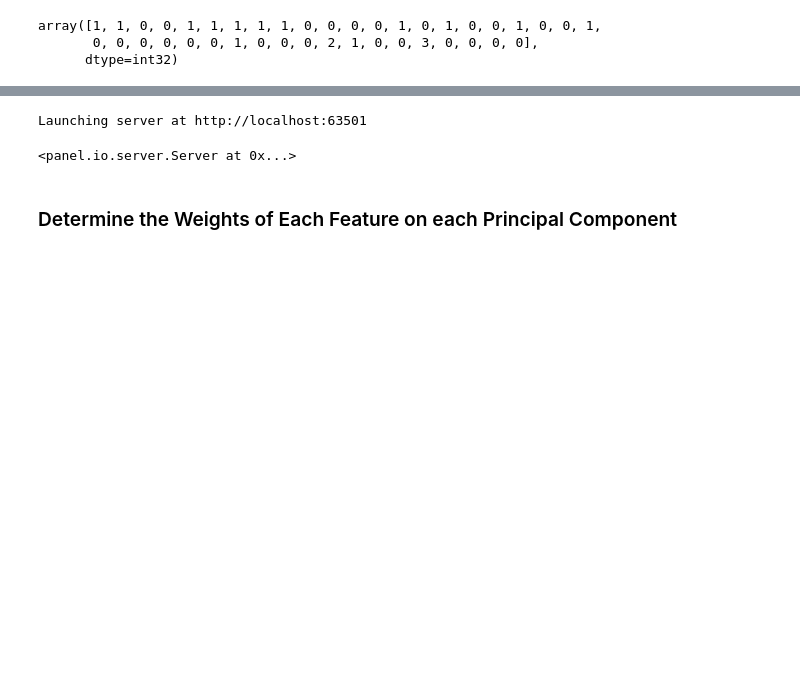
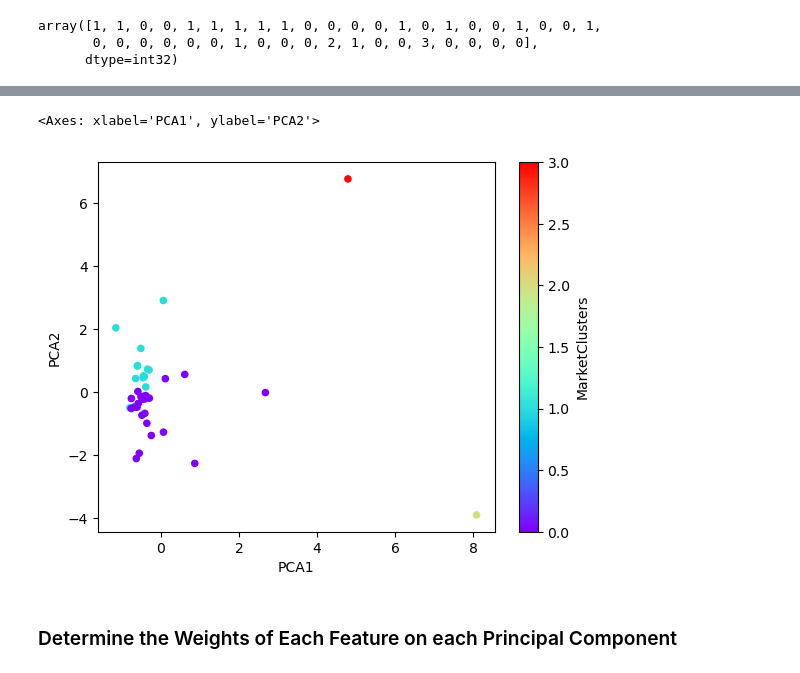
Before and after one commit to leonej01/CryptoClustering, a Jupyter notebook: Starter_Code/Crypto_Clustering.ipynb, the cells around one changed output, grey strips where cells are left out. Cells and saved outputs as stored; diff of their text form; code cells hidden in the pictures; blank space fills up the shorter version.

```diff
--- a/Starter_Code/Crypto_Clustering.ipynb
+++ b/Starter_Code/Crypto_Clustering.ipynb
@@ -346,8 +355,9 @@ market_scaled_predictions.head()
 # %%
-# Create a scatter plot using hvPlot by setting `x="PCA1"` and `y="PCA2"`.
-import hvplot.pandas
-plot = market_scaled_predictions.hvplot.scatter(x='PCA1', y='PCA2', width=600, height=400, grid=True)
+# Create a scatter plot by setting `x="PCA1"` and `y="PCA2"`.
 
-# Display the plot
-hvplot.show(plot)
+market_scaled_predictions.plot.scatter(
+    x='PCA1',
+    y='PCA2',
+    c='MarketClusters',
+    colormap="rainbow")
 # %% [output]
@@ -357,5 +364,5 @@ hvplot.show(plot)
-Launching server at http://localhost:63501
+<Axes: xlabel='PCA1', ylabel='PCA2'>
-<panel.io.server.Server at 0x...>
+[figure, added]
 # %% [markdown]
 ### Determine the Weights of Each Feature on each Principal Component
 # %%
```
Also changed, not shown: parts of 17 cells of this notebook.
